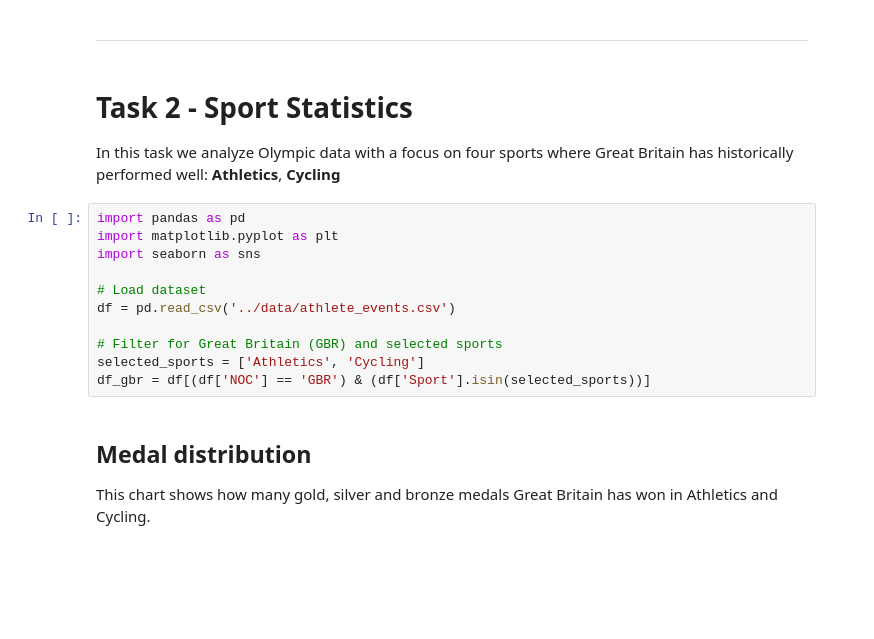
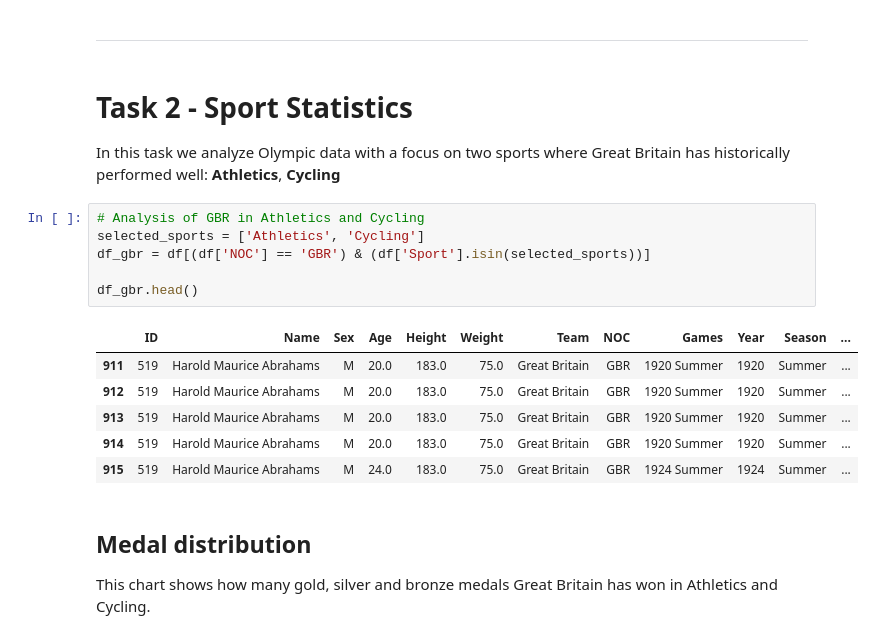
Before and after one commit to nouralahmad89-crypto/OS-projekt-Storbrittanien, a Jupyter notebook: notebooks/data_analysis.ipynb, the cells around one changed output. Drawn from its saved outputs; the diff is of its cells as text; blank space fills up the shorter version.

Commit message:
Updated code in Task 2

```diff
--- a/notebooks/data_analysis.ipynb
+++ b/notebooks/data_analysis.ipynb
@@ -441,18 +441,20 @@ top_medal
 # %% [markdown]
 # Task 2 - Sport Statistics
 
-In this task we analyze Olympic data with a focus on four sports where Great Britain has historically performed well: **Athletics**, **Cycling**
+In this task we analyze Olympic data with a focus on two sports where Great Britain has historically performed well: **Athletics**, **Cycling**
 # %%
-import pandas as pd
-import matplotlib.pyplot as plt
-import seaborn as sns
-
-# Load dataset
-df = pd.read_csv('../data/athlete_events.csv')
-
-# Filter for Great Britain (GBR) and selected sports
+# Analysis of GBR in Athletics and Cycling
 selected_sports = ['Athletics', 'Cycling']
 df_gbr = df[(df['NOC'] == 'GBR') & (df['Sport'].isin(selected_sports))]
+
+df_gbr.head()
+# %% [output]
+|  | ID | Name | Sex | Age | Height | Weight | Team | NOC | Games | Year | Season | ... |
+| 911 | 519 | Harold Maurice Abrahams | M | 20.0 | 183.0 | 75.0 | Great Britain | GBR | 1920 Summer | 1920 | Summer | ... |
+| 912 | 519 | Harold Maurice Abrahams | M | 20.0 | 183.0 | 75.0 | Great Britain | GBR | 1920 Summer | 1920 | Summer | ... |
+| 913 | 519 | Harold Maurice Abrahams | M | 20.0 | 183.0 | 75.0 | Great Britain | GBR | 1920 Summer | 1920 | Summer | ... |
+| 914 | 519 | Harold Maurice Abrahams | M | 20.0 | 183.0 | 75.0 | Great Britain | GBR | 1920 Summer | 1920 | Summer | ... |
+| 915 | 519 | Harold Maurice Abrahams | M | 24.0 | 183.0 | 75.0 | Great Britain | GBR | 1924 Summer | 1924 | Summer | ... |
 # %% [markdown]
 ## Medal distribution
 
```
